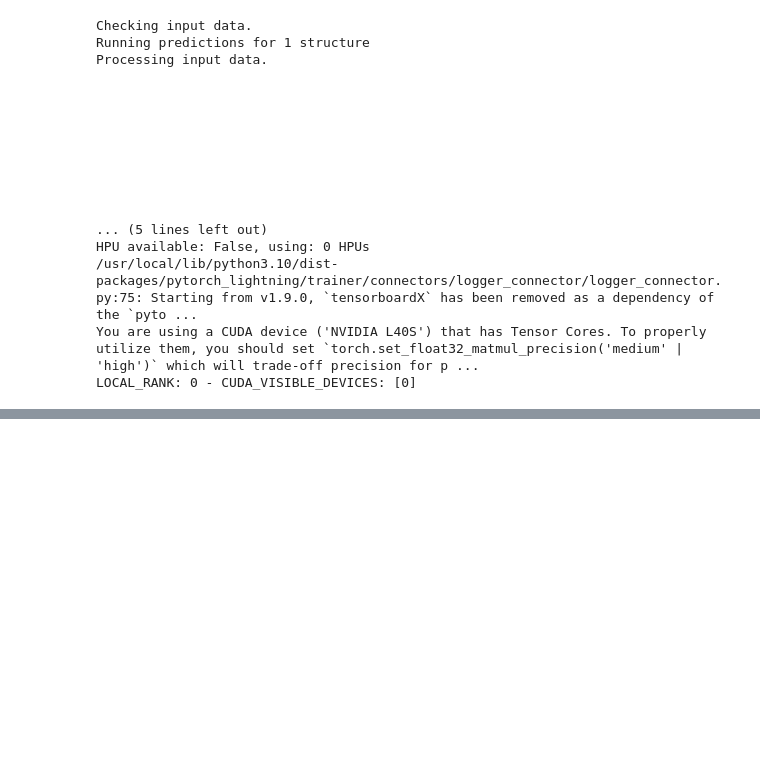
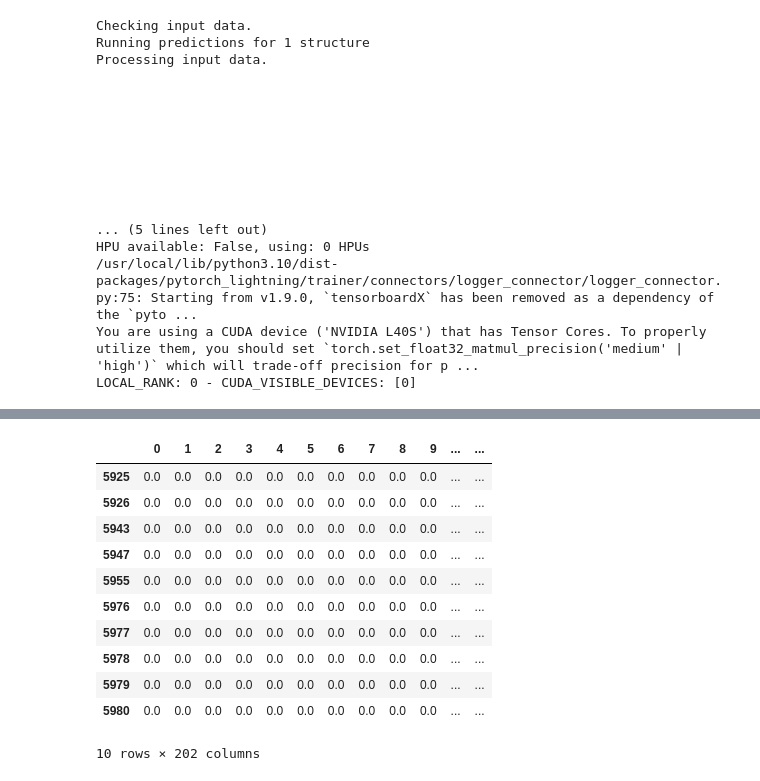
Before and after one commit to gabenavarro/MLContainerLab, a Jupyter notebook: documentation/boltz1x.ipynb, the cells around one changed output, grey strips where cells are left out. Drawn from its saved outputs; the diff is of its cells as text; code cells hidden in the pictures; blank space fills up the shorter version.

Commit message:
gsk3b inhibitor example

```diff
--- a/documentation/boltz1x.ipynb
+++ b/documentation/boltz1x.ipynb
@@ -303,0 +348,6 @@ The results are fairly close to experimental modal. This highlights the ability
+# %%
+import pandas as pd
+# Download csv file of small molecule interactions to /workspace/assets/test-files/GSK3B_inhibitor.csv
+!wget -O /workspace/assets/test-files/GSK3B_inhibitor.csv https://www.guidetopharmacology.org/GRAC/SARFileDownload?objectId=2030
+gsk3b_inhibitor_df = pd.read_csv("/workspace/assets/test-files/GSK3B_inhibitor.csv")
+gsk3b_inhibitor_df.head(5)
@@ -303,0 +490,7 @@ The results are fairly close to experimental modal. This highlights the ability
+# %%
+import sys
+sys.path.append("/workspace")
+from utils.protein_analysis import analyze_protein_ligand_interactions
+
+df = analyze_protein_ligand_interactions('../assets/test-files/boltz/GSK3B_inhibitor_5947_model_0.cif', ligand_name='LIG')
+df
@@ -303,0 +533,11 @@ The results are fairly close to experimental modal. This highlights the ability
+# %%
+counts = (
+    df
+    .loc[df["Interaction_Types"] != "None", "Protein_Position"]
+    .value_counts()
+)
+# Convert to DataFrame
+interaction_counts = counts.reset_index()
+interaction_counts.columns = ['Position', 'Count']
+interaction_counts["ID"] = 5947
+interaction_counts.sort_values(by='Count', ascending=False).head(10)
@@ -303,0 +645,27 @@ The results are fairly close to experimental modal. This highlights the ability
+# %%
+# Create a numpy array for each ligand,
+# where the index is the position and the value is the count
+import numpy as np
+ligand_counts = {}
+for _, row in interaction_df.iterrows():
+    if row["ID"] not in ligand_counts:
+        # Find the maximum position to determine the size of the array
+        max_position = interaction_df["Position"].max()
+        ligand_counts[row["ID"]] = np.zeros(max_position)  # Assuming positions are 0-299
+    ligand_counts[row["ID"]][row["Position"]-1] = row["Count"]
+# Convert to DataFrame for better visualization
+ligand_counts_df = pd.DataFrame.from_dict(ligand_counts, orient='index')
+ligand_counts_df.head(10)
+# %% [output]
+|  | 0 | 1 | 2 | 3 | 4 | 5 | 6 | 7 | 8 | 9 | ... | ... |
+| 5925 | 0.0 | 0.0 | 0.0 | 0.0 | 0.0 | 0.0 | 0.0 | 0.0 | 0.0 | 0.0 | ... | ... |
+| 5926 | 0.0 | 0.0 | 0.0 | 0.0 | 0.0 | 0.0 | 0.0 | 0.0 | 0.0 | 0.0 | ... | ... |
+| 5943 | 0.0 | 0.0 | 0.0 | 0.0 | 0.0 | 0.0 | 0.0 | 0.0 | 0.0 | 0.0 | ... | ... |
+| 5947 | 0.0 | 0.0 | 0.0 | 0.0 | 0.0 | 0.0 | 0.0 | 0.0 | 0.0 | 0.0 | ... | ... |
+| 5955 | 0.0 | 0.0 | 0.0 | 0.0 | 0.0 | 0.0 | 0.0 | 0.0 | 0.0 | 0.0 | ... | ... |
+| 5976 | 0.0 | 0.0 | 0.0 | 0.0 | 0.0 | 0.0 | 0.0 | 0.0 | 0.0 | 0.0 | ... | ... |
+| 5977 | 0.0 | 0.0 | 0.0 | 0.0 | 0.0 | 0.0 | 0.0 | 0.0 | 0.0 | 0.0 | ... | ... |
+| 5978 | 0.0 | 0.0 | 0.0 | 0.0 | 0.0 | 0.0 | 0.0 | 0.0 | 0.0 | 0.0 | ... | ... |
+| 5979 | 0.0 | 0.0 | 0.0 | 0.0 | 0.0 | 0.0 | 0.0 | 0.0 | 0.0 | 0.0 | ... | ... |
+| 5980 | 0.0 | 0.0 | 0.0 | 0.0 | 0.0 | 0.0 | 0.0 | 0.0 | 0.0 | 0.0 | ... | ... |
+10 rows × 202 columns
```
Also changed, not shown: parts of 21 cells of this notebook, 51 other files.
